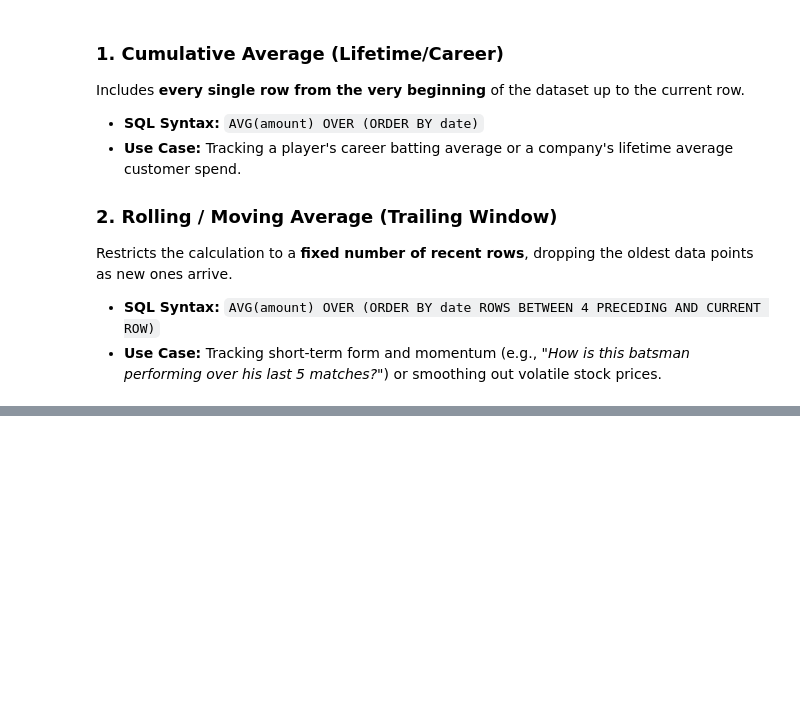
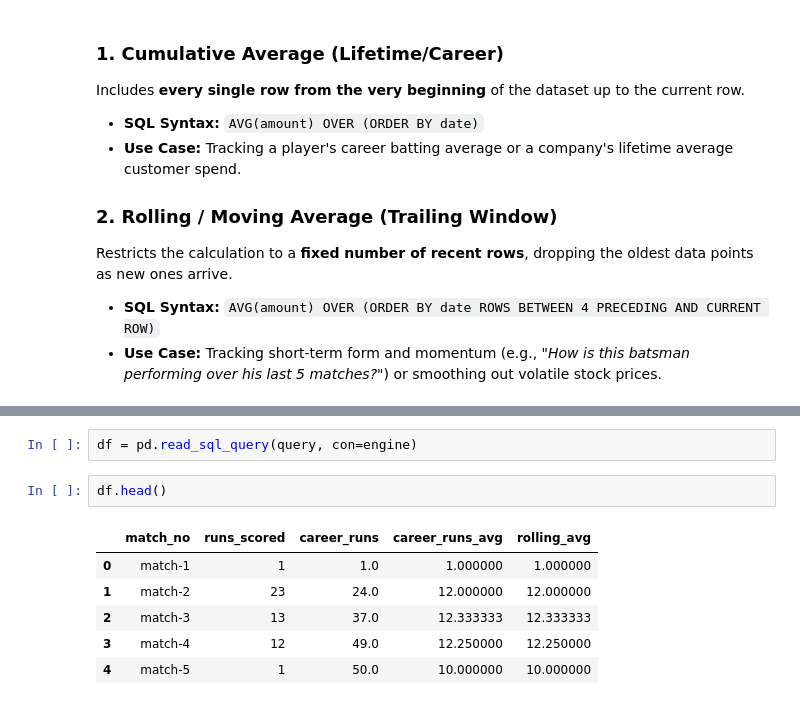
Before and after one commit to zaibgray/sql, a Jupyter notebook: 9_sql_windows_functions.ipynb, the cells around one changed output, grey strips where cells are left out. Drawn from its saved outputs; the diff is of its cells as text; blank space fills up the shorter version.

```diff
--- a/9_sql_windows_functions.ipynb
+++ b/9_sql_windows_functions.ipynb
@@ -320,0 +359,11 @@ Restricts the calculation to a **fixed number of recent rows**, dropping the old
+# %%
+df = pd.read_sql_query(query, con=engine)
+# %%
+df.head()
+# %% [output]
+|  | match_no | runs_scored | career_runs | career_runs_avg | rolling_avg |
+| 0 | match-1 | 1 | 1.0 | 1.000000 | 1.000000 |
+| 1 | match-2 | 23 | 24.0 | 12.000000 | 12.000000 |
+| 2 | match-3 | 13 | 37.0 | 12.333333 | 12.333333 |
+| 3 | match-4 | 12 | 49.0 | 12.250000 | 12.250000 |
+| 4 | match-5 | 1 | 50.0 | 10.000000 | 10.000000 |
```
Also changed, not shown: parts of 5 cells of this notebook.
